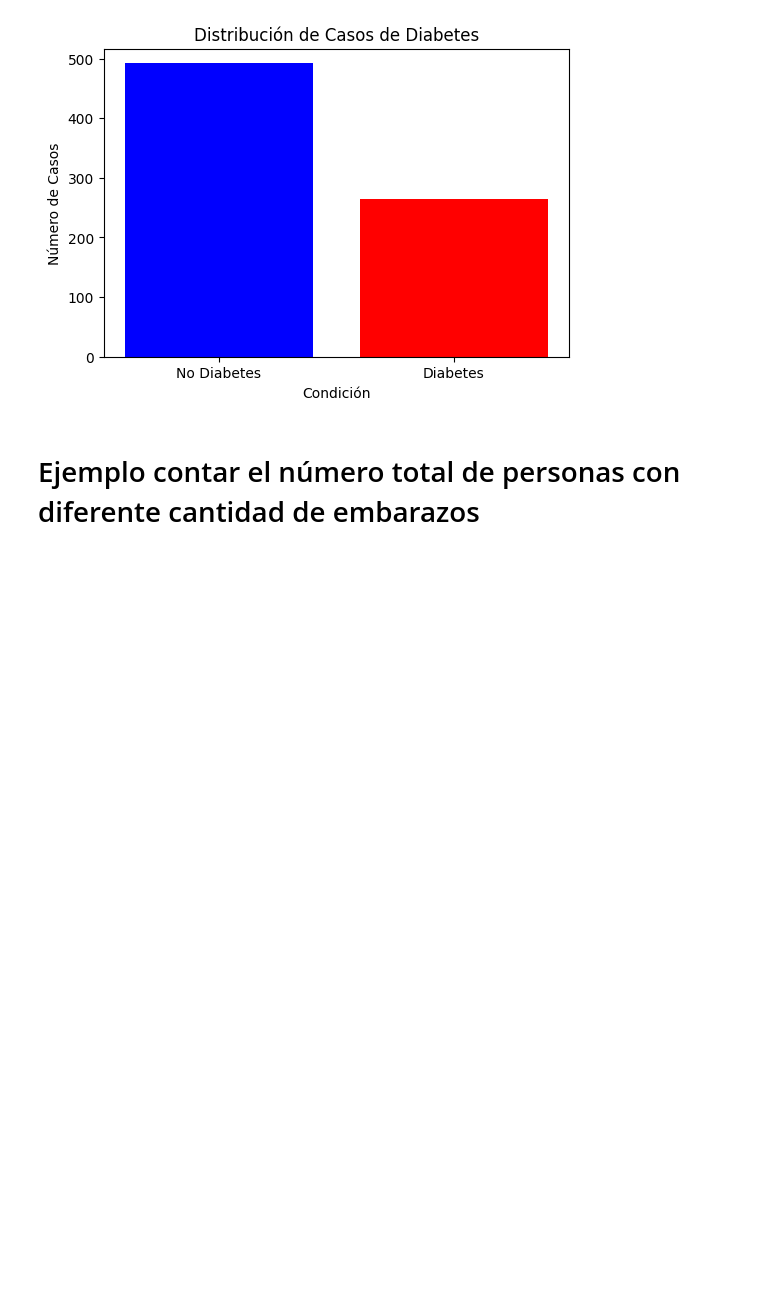
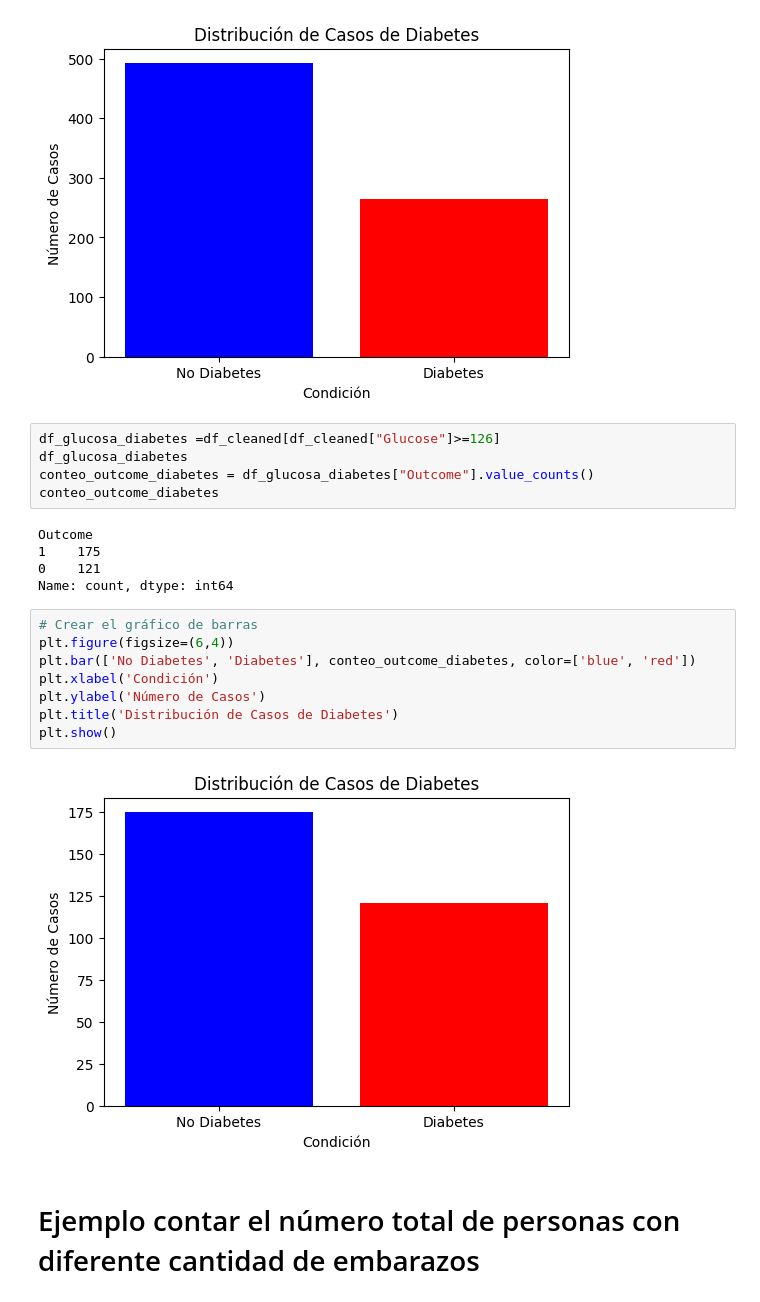
Before and after one commit to Fernando210407/SIMULACION_V2025, a Jupyter notebook: ACTIVIDAD_1.5.0/actividad_1.5_almno.ipynb, the cells around one changed output. Cells and saved outputs as stored; diff of their text form; blank space fills up the shorter version.

```diff
--- a/ACTIVIDAD_1.5.0/actividad_1.5_almno.ipynb
+++ b/ACTIVIDAD_1.5.0/actividad_1.5_almno.ipynb
@@ -606,6 +753,26 @@ plt.title('Distribución de Casos de Diabetes')
 plt.show()
 # %% [output]
 [figure]
+# %%
+df_glucosa_diabetes =df_cleaned[df_cleaned["Glucose"]>=126]
+df_glucosa_diabetes
+conteo_outcome_diabetes = df_glucosa_diabetes["Outcome"].value_counts()
+conteo_outcome_diabetes
+# %% [output]
+Outcome
+1    175
+0    121
+Name: count, dtype: int64
+# %%
+# Crear el gráfico de barras
+plt.figure(figsize=(6,4))
+plt.bar(['No Diabetes', 'Diabetes'], conteo_outcome_diabetes, color=['blue', 'red'])
+plt.xlabel('Condición')
+plt.ylabel('Número de Casos')
+plt.title('Distribución de Casos de Diabetes')
+plt.show()
+# %% [output]
+[figure, added]
 # %% [markdown]
 # Ejemplo contar el número total de personas con diferente cantidad de embarazos
 # %%
```
Also changed, not shown: parts of 18 cells of this notebook, 9 other files.
